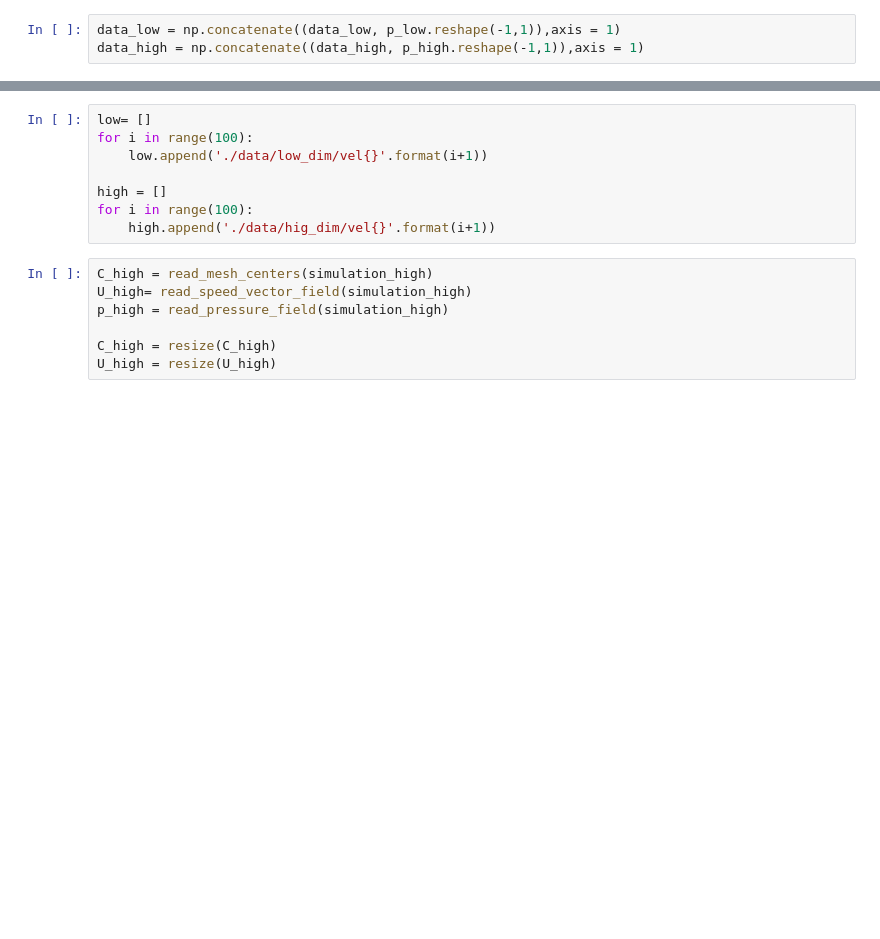
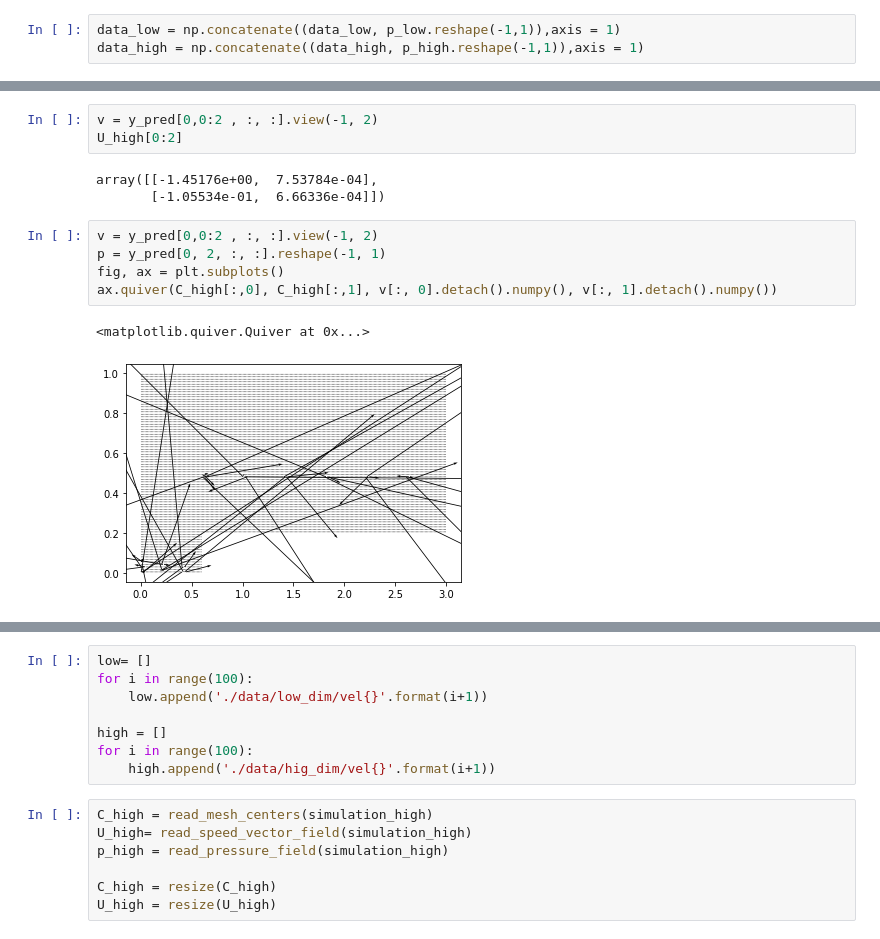
Before and after one commit to KozlovKY/Increasing-the-resolution-aerodynamic-fields, a Jupyter notebook: base_model.ipynb, the cells around one changed output, grey strips where cells are left out. Drawn from its saved outputs; the diff is of its cells as text; blank space fills up the shorter version.

```diff
--- a/base_model.ipynb
+++ b/base_model.ipynb
@@ -247,0 +286,14 @@ def forward(self, input_data):
+# %%
+v = y_pred[0,0:2 , :, :].view(-1, 2)
+U_high[0:2]
+# %% [output]
+array([[-1.45176e+00,  7.53784e-04],
+       [-1.05534e-01,  6.66336e-04]])
+# %%
+v = y_pred[0,0:2 , :, :].view(-1, 2)
+p = y_pred[0, 2, :, :].reshape(-1, 1)
+fig, ax = plt.subplots()
+ax.quiver(C_high[:,0], C_high[:,1], v[:, 0].detach().numpy(), v[:, 1].detach().numpy())
+# %% [output]
+<matplotlib.quiver.Quiver at 0x...>
+[figure, added]
```
Also changed, not shown: parts of 22 cells of this notebook, 3 other files.
